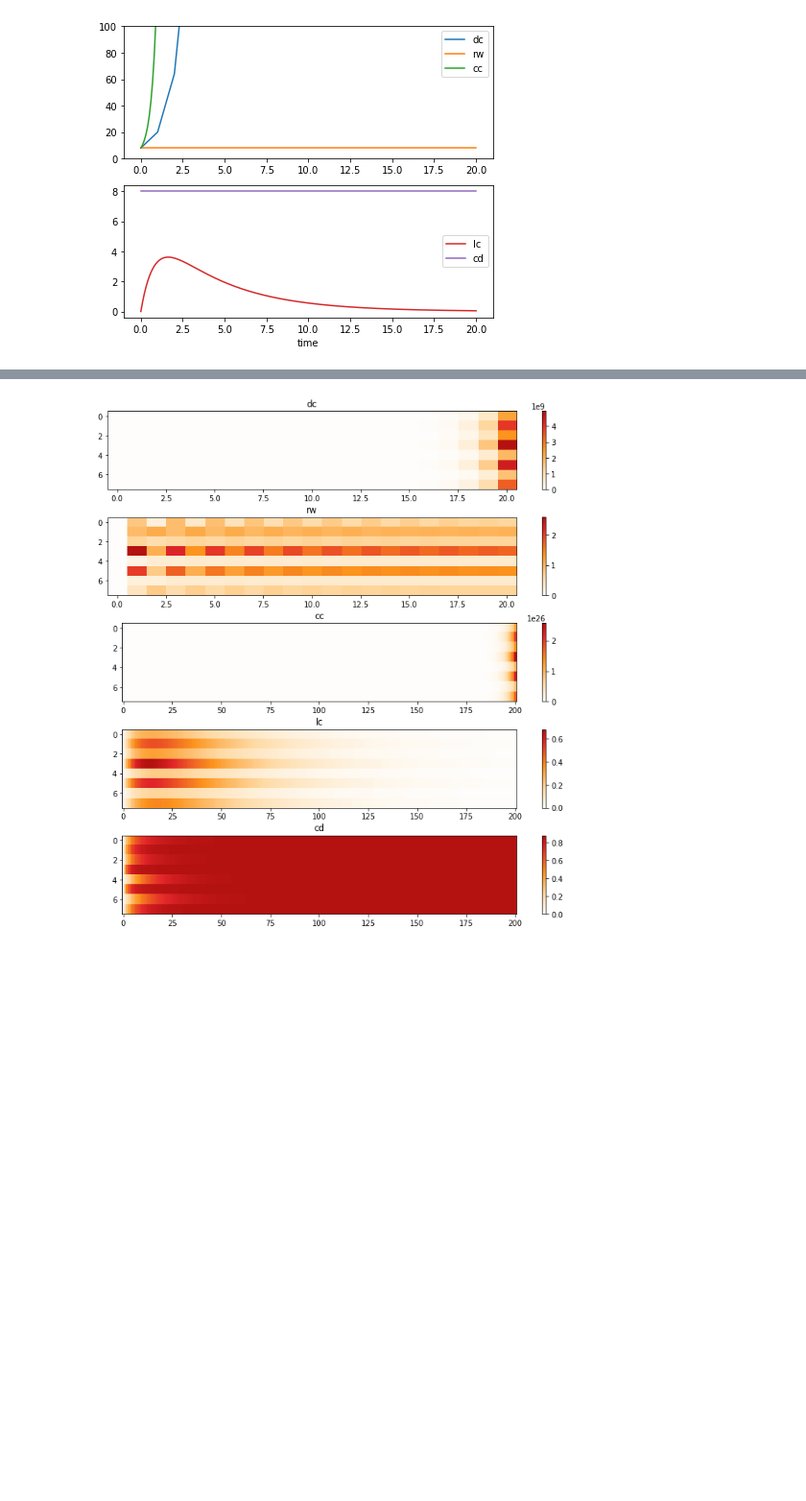
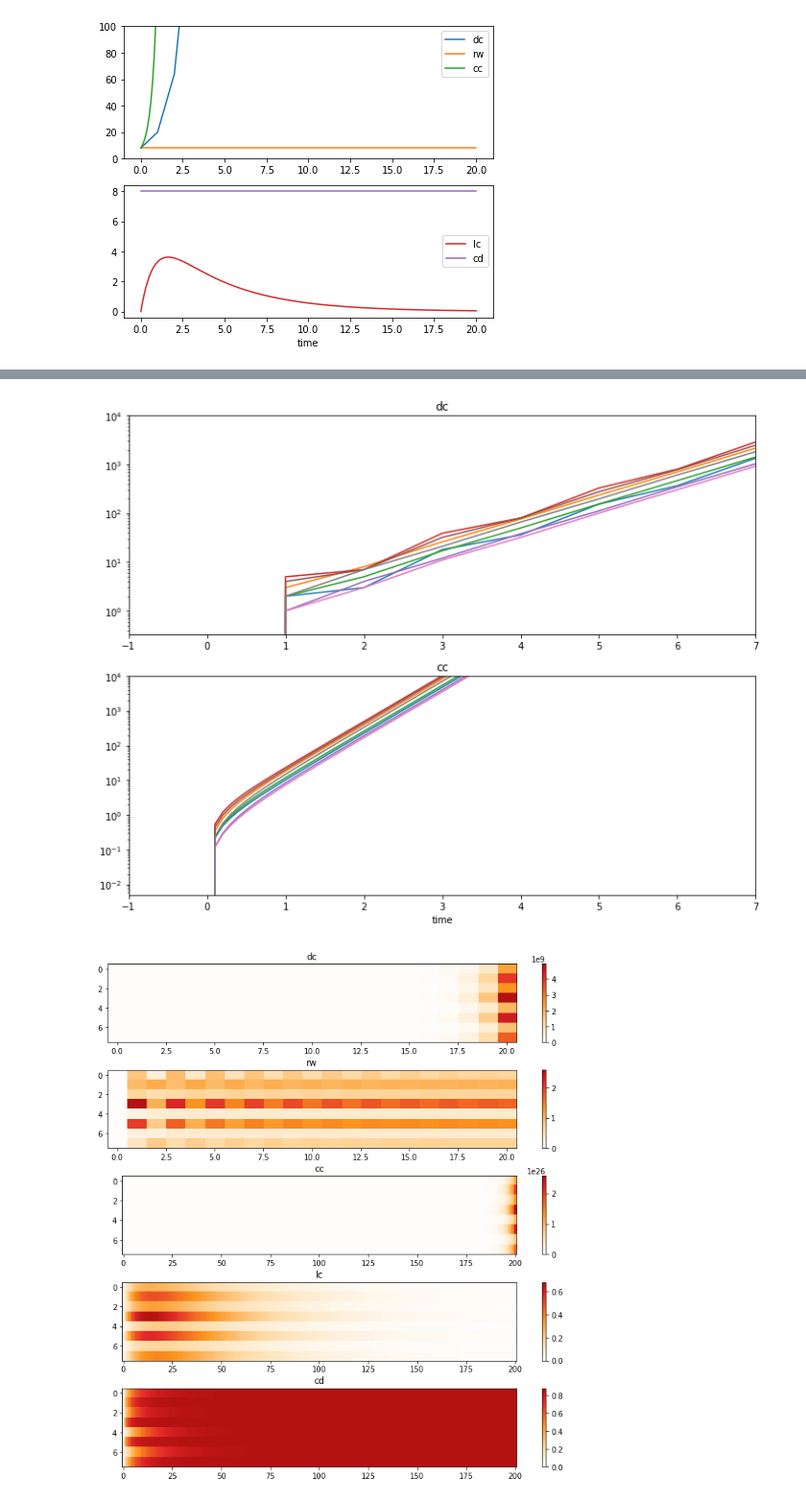
Before and after one commit to mb-BCA/SiReNetA_Tutorials, a Jupyter notebook: Tutorial_Notebooks/3_Basics_CanonModels.ipynb, the cells around one changed output, grey strips where cells are left out. Shown at 96% size. Drawn from its saved outputs; the diff is of its cells as text; code cells hidden in the pictures; blank space fills up the shorter version.

```diff
--- a/Tutorial_Notebooks/3_Basics_CanonModels.ipynb
+++ b/Tutorial_Notebooks/3_Basics_CanonModels.ipynb
@@ -163,3 +189,16 @@ plt.tight_layout()
+# %%
+# plot the node responses for the discrete and continuous cascades with log y-axis
+
+plt.figure(figsize=[10,8])
+for ii, i in enumerate([0,2]):
+    plt.subplot(2,1,ii+1)
+    plt.semilogy(ts[i], inrs[i])
+    plt.title(labels[i])
+    plt.axis(xmax=7, ymax=1e4)
+plt.xlabel('time')
+plt.tight_layout()
+# %% [output]
+[figure, added]
 # %%
 # plot the node responses as temporal raster (or carpet) plots
 
```
Also changed, not shown: parts of 9 cells of this notebook, 1 other file.
